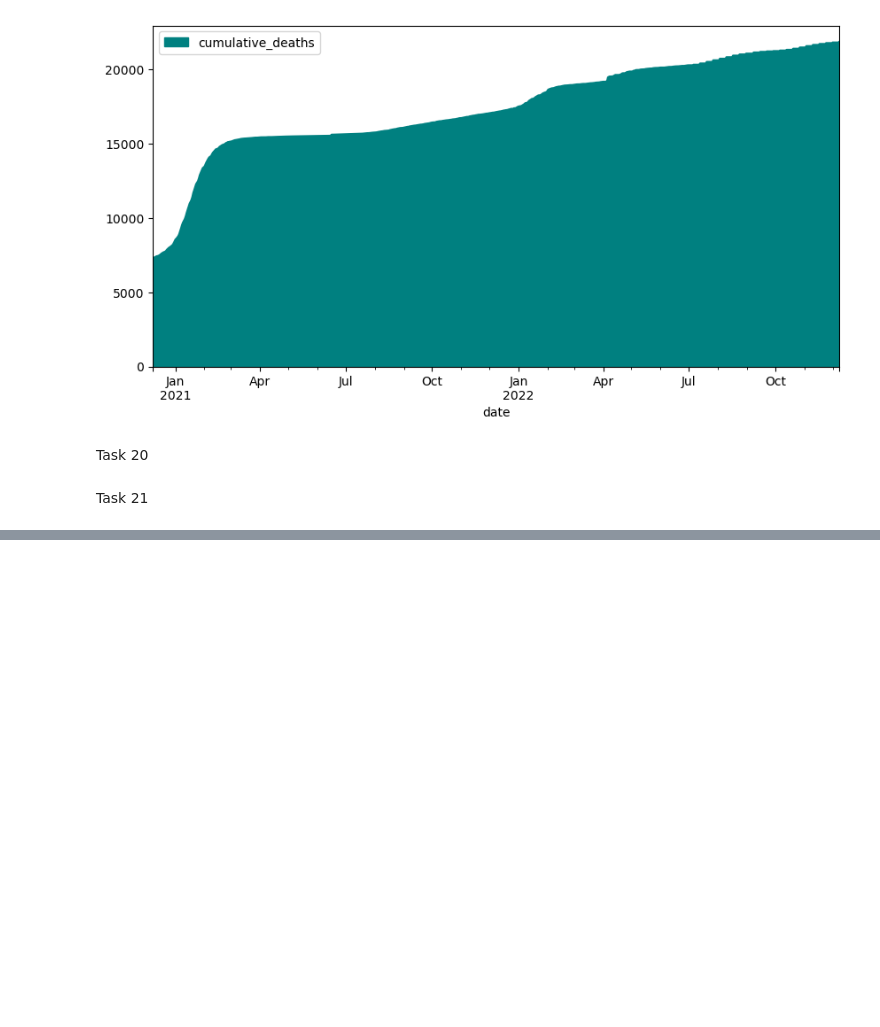
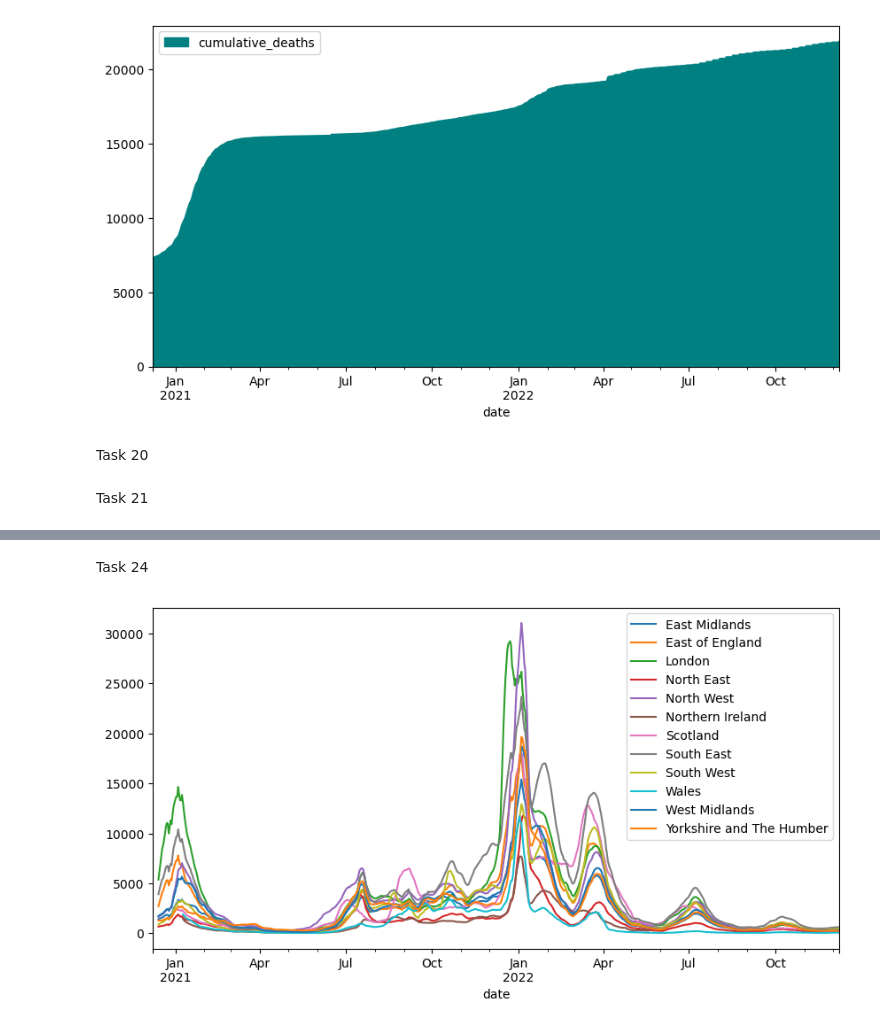
Before and after one commit to nat-rng/7CCSMCMP-cw2, a Jupyter notebook: CW2_A1.ipynb, the cells around one changed output, grey strips where cells are left out. Cells and saved outputs as stored; diff of their text form; code cells hidden in the pictures; blank space fills up the shorter version.

```diff
--- a/CW2_A1.ipynb
+++ b/CW2_A1.ipynb
@@ -348,0 +370,14 @@ Task 21
+# %% [markdown]
+Task 24
+# %%
+# Group the data by the 'group' column
+daily_rolling_avg_df = covid_data.set_index("date").groupby(["area"])
+
+plt.figure(figsize=(10, 5))
+# Create a line plot for each group
+
+daily_rolling_avg_df['daily_cases_roll_avg'].plot(legend=True)
+
+covid_data[['daily_cases_roll_avg',"date", "area"]].to_csv("daily_cases_roll_avg.csv")
+# %% [output]
+[figure, added]
```
Also changed, not shown: parts of 20 cells of this notebook, 1 other file.
